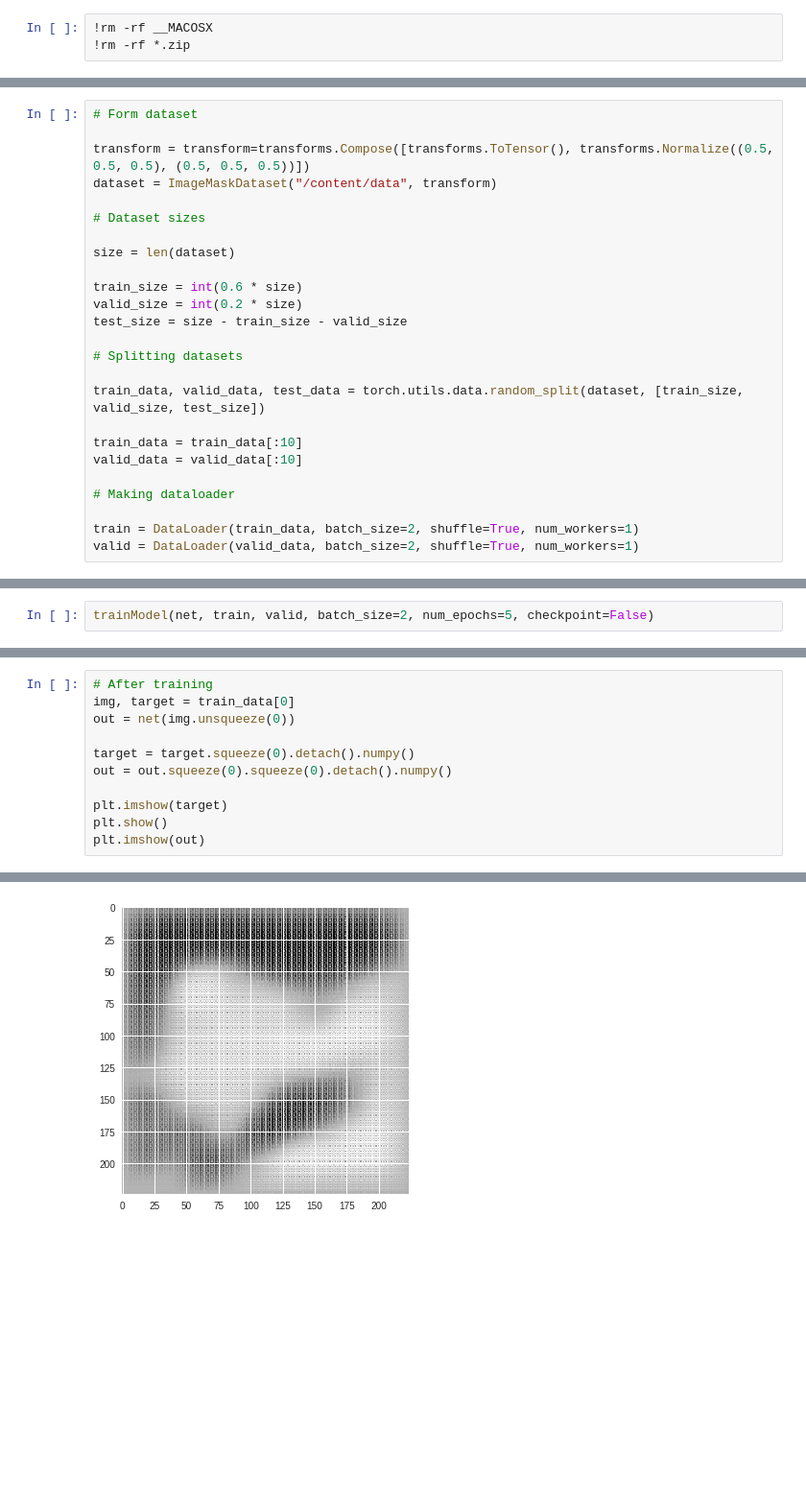
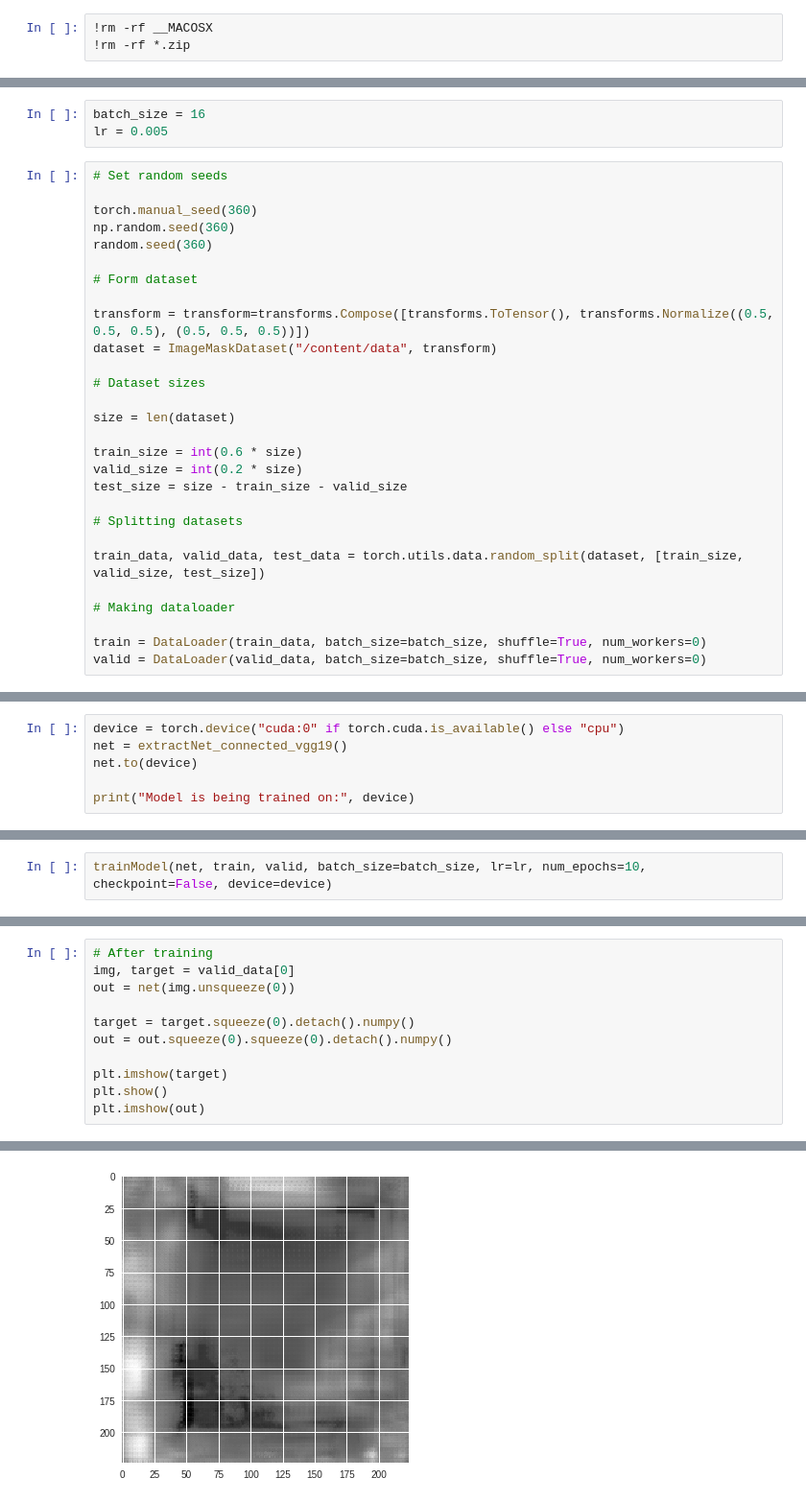
Before and after one commit to MNRKhan/aps360-project, a Jupyter notebook: modules/experimental_sample.ipynb, the cells around one changed output, grey strips where cells are left out. Shown at 96% size. Cells and saved outputs as stored; diff of their text form; blank space fills up the shorter version.

```diff
--- a/modules/experimental_sample.ipynb
+++ b/modules/experimental_sample.ipynb
@@ -66,4 +97,13 @@ Archive:  data.zip
+# %%
+batch_size = 16
+lr = 0.005
 # %%
+# Set random seeds
+
+torch.manual_seed(360)
+np.random.seed(360)
+random.seed(360)
+
 # Form dataset
 
 transform = transform=transforms.Compose([transforms.ToTensor(), transforms.Normalize((0.5, 0.5, 0.5), (0.5, 0.5, 0.5))])
@@ -81,10 +121,7 @@ test_size = size - train_size - valid_size
 
 train_data, valid_data, test_data = torch.utils.data.random_split(dataset, [train_size, valid_size, test_size])
 
-train_data = train_data[:10]
-valid_data = valid_data[:10]
-
 # Making dataloader
 
-train = DataLoader(train_data, batch_size=2, shuffle=True, num_workers=1)
-valid = DataLoader(valid_data, batch_size=2, shuffle=True, num_workers=1)
+train = DataLoader(train_data, batch_size=batch_size, shuffle=True, num_workers=0)
+valid = DataLoader(valid_data, batch_size=batch_size, shuffle=True, num_workers=0)
@@ -92,0 +128,6 @@ net = extractNet_simple()
+# %%
+device = torch.device("cuda:0" if torch.cuda.is_available() else "cpu")
+net = extractNet_connected_vgg19()
+net.to(device)
+
+print("Model is being trained on:", device)
@@ -93,3 +137,3 @@ net = extractNet_simple()
 # %%
-trainModel(net, train, valid, batch_size=2, num_epochs=5, checkpoint=False)
+trainModel(net, train, valid, batch_size=batch_size, lr=lr, num_epochs=10, checkpoint=False, device=device)
 # %% [output]
@@ -109,6 +159,6 @@ On at epoch: 4
 # %%
 # After training
-img, target = train_data[0]
+img, target = valid_data[0]
 out = net(img.unsqueeze(0))
 
 target = target.squeeze(0).detach().numpy()
@@ -122,2 +172,2 @@ plt.imshow(out)
 <matplotlib.image.AxesImage at 0x...>
-[figure, old version]
+[figure, new version]
```
Also changed, not shown: parts of 12 cells of this notebook.
